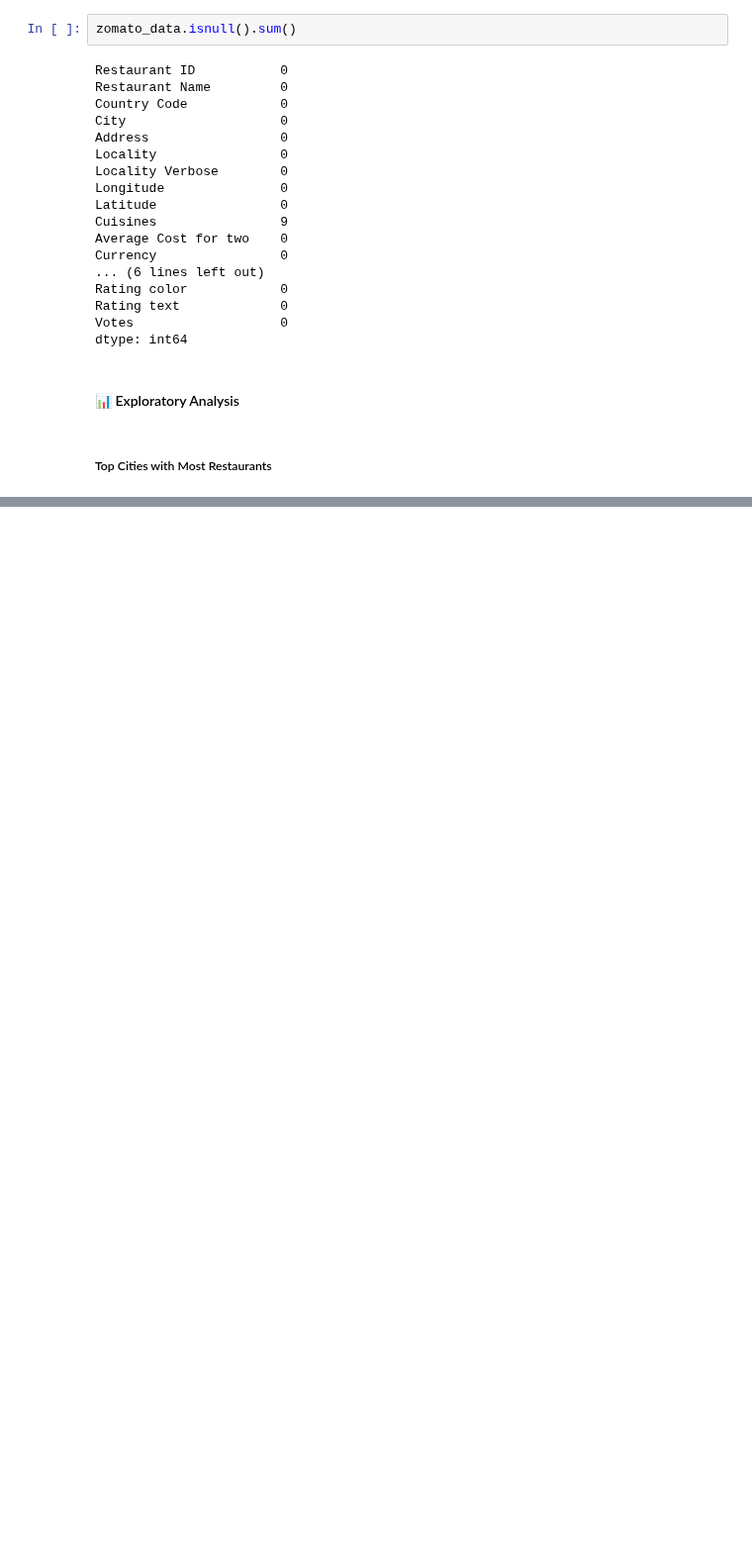
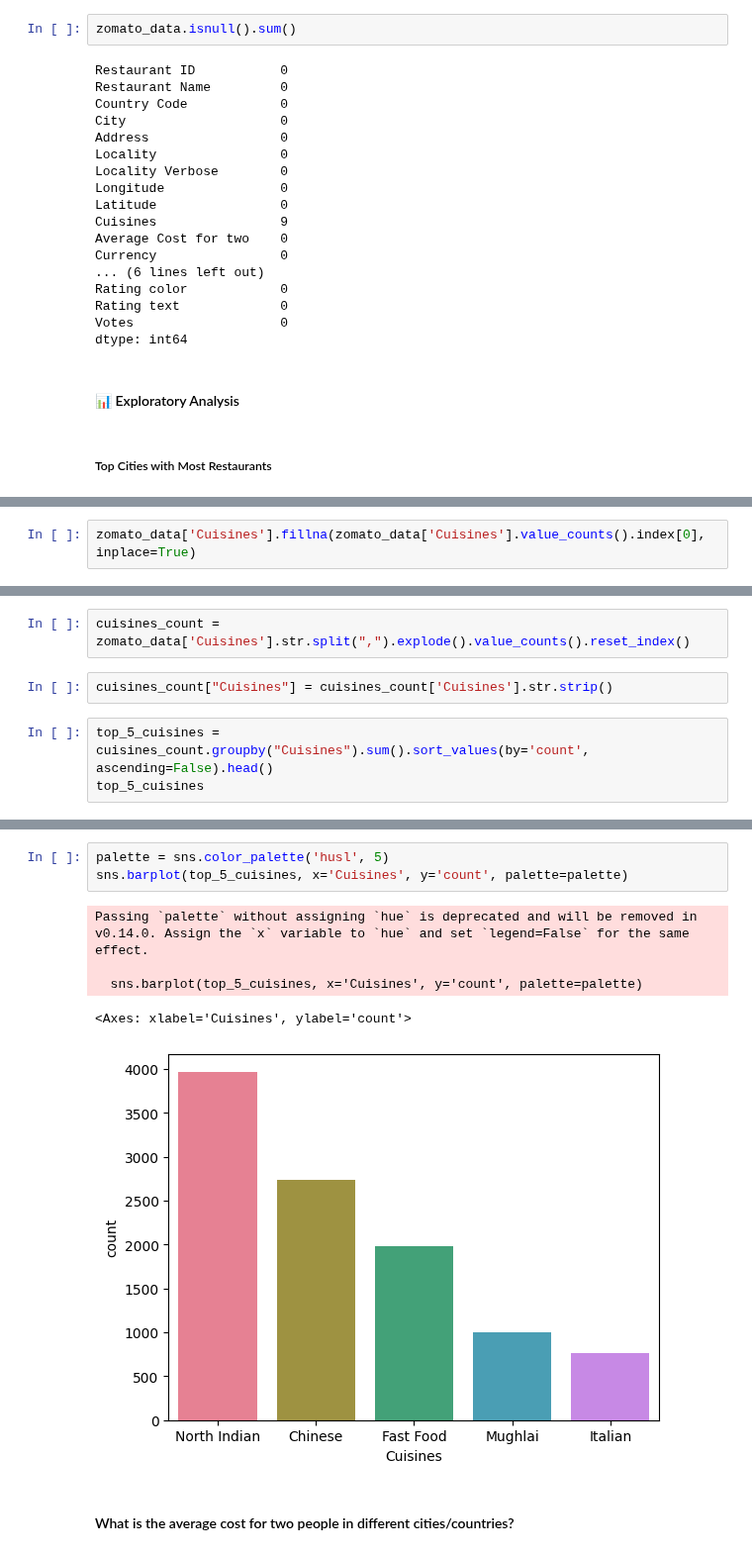
Before and after one commit to Himmu5/data-analysis, a Jupyter notebook: notebooks/zomato_analysis.ipynb, the cells around one changed output, grey strips where cells are left out. Shown at 99% size. Cells and saved outputs as stored; diff of their text form; blank space fills up the shorter version.

```diff
--- a/notebooks/zomato_analysis.ipynb
+++ b/notebooks/zomato_analysis.ipynb
@@ -62,0 +77,2 @@ zomato_data.aggregate('City').value_counts().reset_index().head(10)
+# %%
+zomato_data['Cuisines'].fillna(zomato_data['Cuisines'].value_counts().index[0], inplace=True)
@@ -62,0 +86,7 @@ zomato_data.aggregate('City').value_counts().reset_index().head(10)
+# %%
+cuisines_count = zomato_data['Cuisines'].str.split(",").explode().value_counts().reset_index()
+# %%
+cuisines_count["Cuisines"] = cuisines_count['Cuisines'].str.strip()
+# %%
+top_5_cuisines = cuisines_count.groupby("Cuisines").sum().sort_values(by='count', ascending=False).head()
+top_5_cuisines
@@ -62,0 +101,11 @@ zomato_data.aggregate('City').value_counts().reset_index().head(10)
+# %%
+palette = sns.color_palette('husl', 5)
+sns.barplot(top_5_cuisines, x='Cuisines', y='count', palette=palette)
+# %% [output]
+Passing `palette` without assigning `hue` is deprecated and will be removed in v0.14.0. Assign the `x` variable to `hue` and set `legend=False` for the same effect.
+
+  sns.barplot(top_5_cuisines, x='Cuisines', y='count', palette=palette)
+<Axes: xlabel='Cuisines', ylabel='count'>
+[figure, added]
+# %% [markdown]
+#### What is the average cost for two people in different cities/countries?
```
Also changed, not shown: parts of 15 cells of this notebook.
